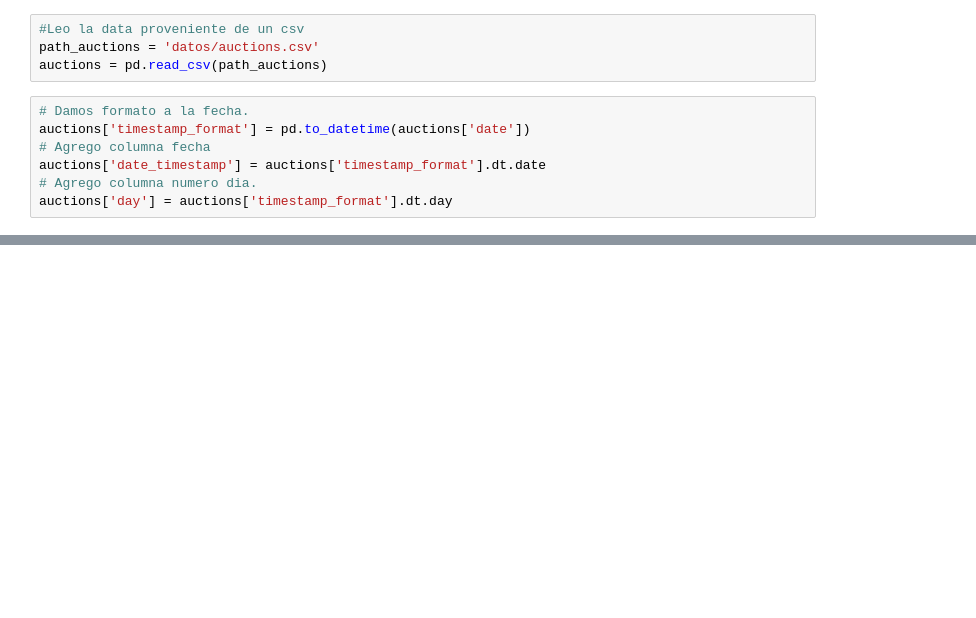
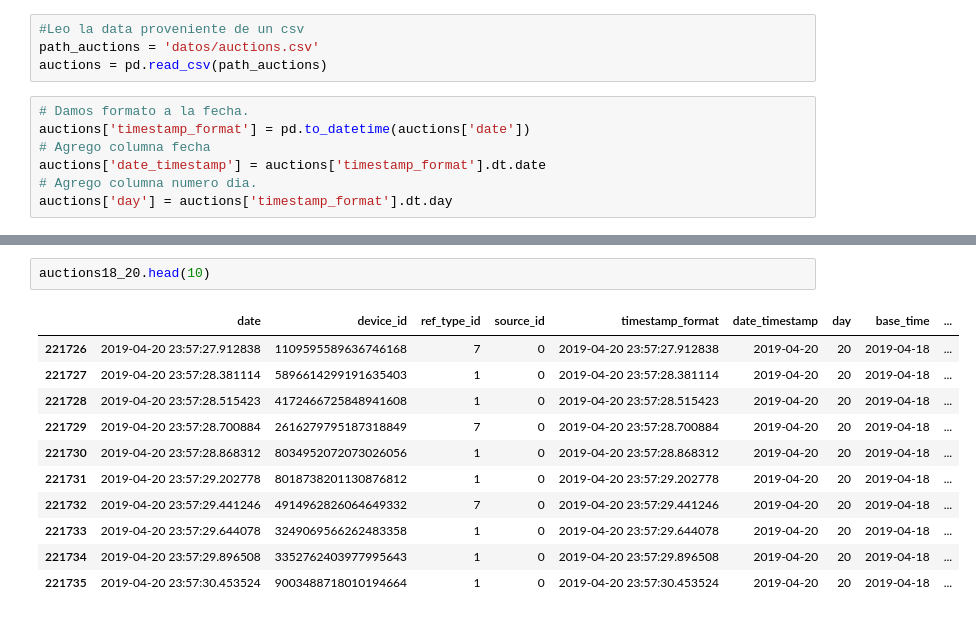
Before and after one commit to GastonMontes/75.06-Datos-Grupo22-TP1, a Jupyter notebook: tp2/FeatureEngineeringAuctions.ipynb, the cells around one changed output, grey strips where cells are left out. Cells and saved outputs as stored; diff of their text form; blank space fills up the shorter version.

Commit message:
Feature Engineering Auctions

```diff
--- a/tp2/FeatureEngineeringAuctions.ipynb
+++ b/tp2/FeatureEngineeringAuctions.ipynb
@@ -58,0 +65,14 @@ See the caveats in the documentation: http://pandas.pydata.org/pandas-docs/stabl
+# %%
+auctions18_20.head(10)
+# %% [output]
+|  | date | device_id | ref_type_id | source_id | timestamp_format | date_timestamp | day | base_time | ... |
+| 221726 | 2019-04-20 23:57:27.912838 | 1109595589636746168 | 7 | 0 | 2019-04-20 23:57:27.912838 | 2019-04-20 | 20 | 2019-04-18 | ... |
+| 221727 | 2019-04-20 23:57:28.381114 | 5896614299191635403 | 1 | 0 | 2019-04-20 23:57:28.381114 | 2019-04-20 | 20 | 2019-04-18 | ... |
+| 221728 | 2019-04-20 23:57:28.515423 | 4172466725848941608 | 1 | 0 | 2019-04-20 23:57:28.515423 | 2019-04-20 | 20 | 2019-04-18 | ... |
+| 221729 | 2019-04-20 23:57:28.700884 | 2616279795187318849 | 7 | 0 | 2019-04-20 23:57:28.700884 | 2019-04-20 | 20 | 2019-04-18 | ... |
+| 221730 | 2019-04-20 23:57:28.868312 | 8034952072073026056 | 1 | 0 | 2019-04-20 23:57:28.868312 | 2019-04-20 | 20 | 2019-04-18 | ... |
+| 221731 | 2019-04-20 23:57:29.202778 | 8018738201130876812 | 1 | 0 | 2019-04-20 23:57:29.202778 | 2019-04-20 | 20 | 2019-04-18 | ... |
+| 221732 | 2019-04-20 23:57:29.441246 | 4914962826064649332 | 7 | 0 | 2019-04-20 23:57:29.441246 | 2019-04-20 | 20 | 2019-04-18 | ... |
+| 221733 | 2019-04-20 23:57:29.644078 | 3249069566262483358 | 1 | 0 | 2019-04-20 23:57:29.644078 | 2019-04-20 | 20 | 2019-04-18 | ... |
+| 221734 | 2019-04-20 23:57:29.896508 | 3352762403977995643 | 1 | 0 | 2019-04-20 23:57:29.896508 | 2019-04-20 | 20 | 2019-04-18 | ... |
+| 221735 | 2019-04-20 23:57:30.453524 | 9003488718010194664 | 1 | 0 | 2019-04-20 23:57:30.453524 | 2019-04-20 | 20 | 2019-04-18 | ... |
```
Also changed, not shown: parts of 23 cells of this notebook, 1 other file.
